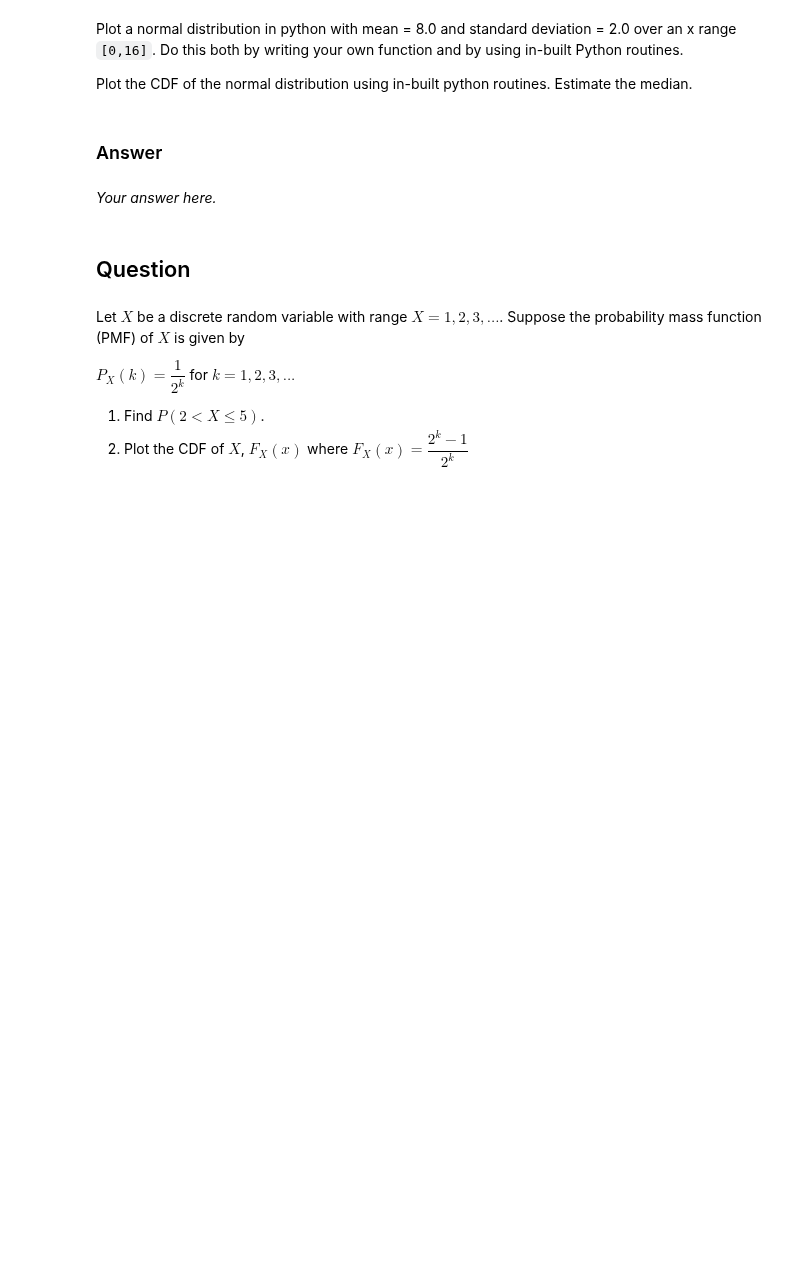
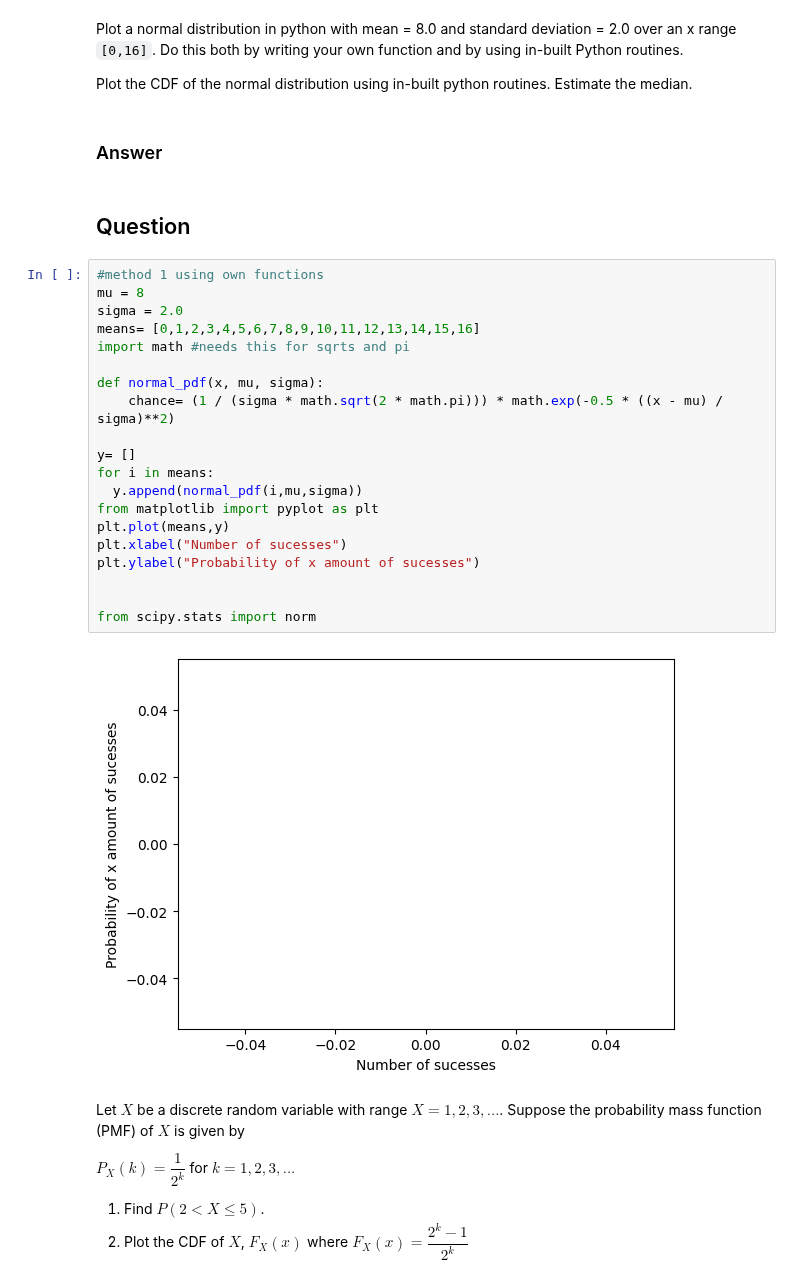
Before and after one commit to BHW270/PPPS_tutorials, a Jupyter notebook: Chapter3/Chapter3_yourturn.ipynb, the cells around one changed output. Saved outputs shown, nothing was run; the diff lists cells and outputs as text; blank space fills up the shorter version.

```diff
--- a/Chapter3/Chapter3_yourturn.ipynb
+++ b/Chapter3/Chapter3_yourturn.ipynb
@@ -54,10 +104,30 @@ Plot a normal distribution in python with mean = 8.0 and standard deviation = 2.
 Plot the CDF of the normal distribution using in-built python routines. Estimate the median.
 # %% [markdown]
 ### Answer
-# %% [markdown]
-*Your answer here.*
 # %% [markdown]
 ## Question
+# %%
+#method 1 using own functions
+mu = 8
+sigma = 2.0
+means= [0,1,2,3,4,5,6,7,8,9,10,11,12,13,14,15,16]
+import math #needs this for sqrts and pi
+
+def normal_pdf(x, mu, sigma):
+    chance= (1 / (sigma * math.sqrt(2 * math.pi))) * math.exp(-0.5 * ((x - mu) / sigma)**2)
+
+y= []
+for i in means:
+  y.append(normal_pdf(i,mu,sigma))
+from matplotlib import pyplot as plt
+plt.plot(means,y)
+plt.xlabel("Number of sucesses")
+plt.ylabel("Probability of x amount of sucesses")
+
+
+from scipy.stats import norm
+# %% [output]
+[figure, added]
 # %% [markdown]
 Let $X$ be a discrete random variable with range $X={1,2,3,...}$. Suppose the probability mass function (PMF) of $X$ is given by
 
```
Also changed, not shown: parts of 4 cells of this notebook.
